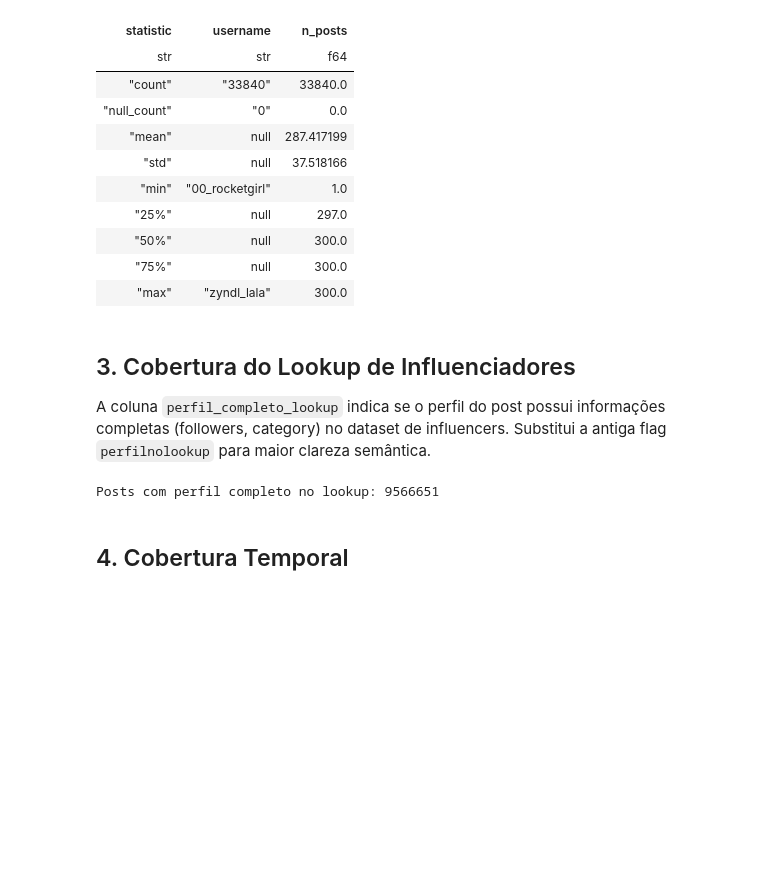
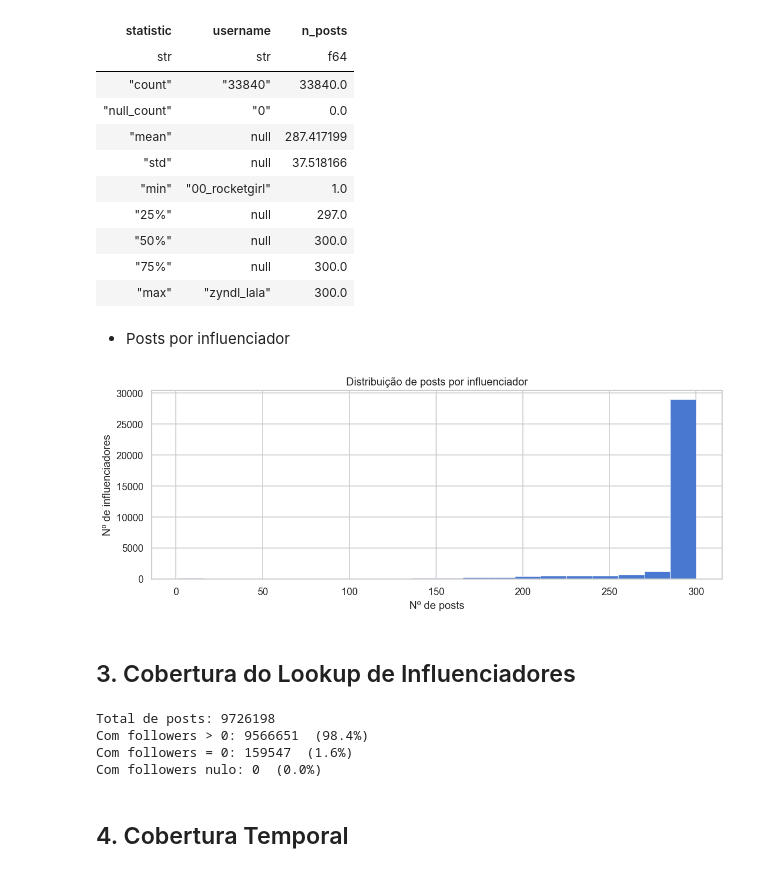
Before and after one commit to Davi-SC/influencers_kim, a Jupyter notebook: processamento_posts.ipynb, the cells around one changed output. Cells and saved outputs as stored; diff of their text form; code cells hidden in the pictures; blank space fills up the shorter version.

```diff
--- a/processamento_posts.ipynb
+++ b/processamento_posts.ipynb
@@ -81,6 +89,22 @@ shape: (9, 3)
 | "50%" | null | 300.0 |
 | "75%" | null | 300.0 |
 | "max" | "zyndl_lala" | 300.0 |
+# %% [markdown]
+- Posts por influenciador
+# %%
+fig, ax = plt.subplots(figsize=(10, 4))
+ax.hist(
+    posts_por_perfil["n_posts"].to_numpy(),
+    bins=20,
+    color=sns.color_palette("muted")[0],
+    edgecolor="white", linewidth=0.3,
+)
+ax.set_xlabel("Nº de posts")
+ax.set_ylabel("Nº de influenciadores")
+ax.set_title("Distribuição de posts por influenciador")
+plt.tight_layout()
+plt.show()
+# %% [output]
+[figure, added]
 # %% [markdown]
 ## 3. Cobertura do Lookup de Influenciadores
-A coluna `perfil_completo_lookup` indica se o perfil do post possui informações completas (followers, category) no dataset de influencers. Substitui a antiga flag `perfilnolookup` para maior clareza semântica.
@@ -87,13 +113,19 @@ A coluna `perfil_completo_lookup` indica se o perfil do post possui informaçõe
 # %%
 df_inf = pl.read_csv(CSV_INFLUENCERS)
-perfis_completos = df_inf.filter(pl.col("Followers") > 0)["Username"].unique().to_list()
-
-df = df.with_columns(
-    pl.col("username").is_in(perfis_completos).alias("perfil_completo_lookup")
-)
-print("Posts com perfil completo no lookup:", df["perfil_completo_lookup"].sum())
-# %% [output]
-Posts com perfil completo no lookup: 9566651
+# %%
+sem_followers = df.filter(pl.col("followers").is_null()).shape[0]
+followers_zero = df.filter(pl.col("followers") == 0).shape[0]
+followers_ok = df.filter(pl.col("followers") > 0).shape[0]
+
+print(f"Total de posts: {total}")
+print(f"Com followers > 0: {followers_ok}  ({followers_ok/total*100:.1f}%)")
+print(f"Com followers = 0: {followers_zero}  ({followers_zero/total*100:.1f}%)")
+print(f"Com followers nulo: {sem_followers}  ({sem_followers/total*100:.1f}%)")
+# %% [output]
+Total de posts: 9726198
+Com followers > 0: 9566651  (98.4%)
+Com followers = 0: 159547  (1.6%)
+Com followers nulo: 0  (0.0%)
 # %% [markdown]
 ## 4. Cobertura Temporal
 # %%
```
Also changed, not shown: parts of 34 cells of this notebook.
